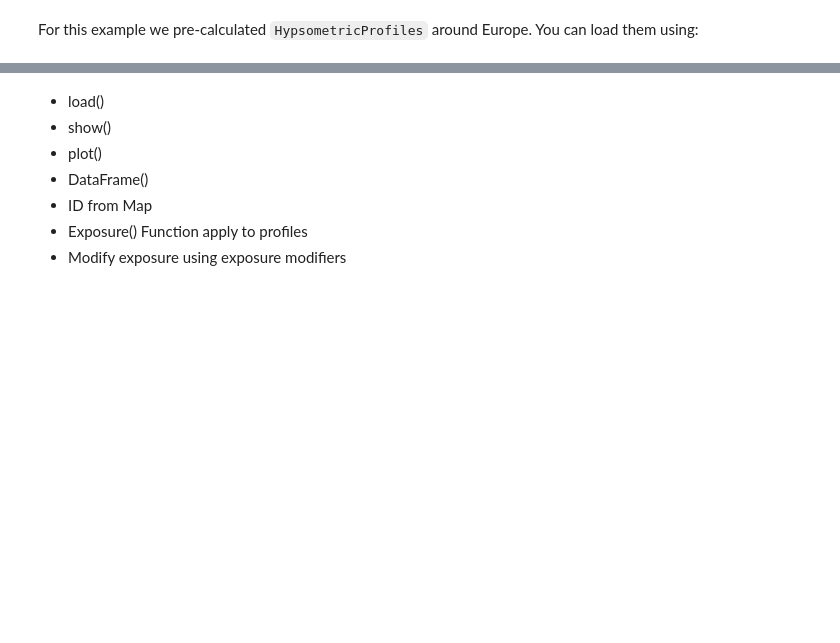
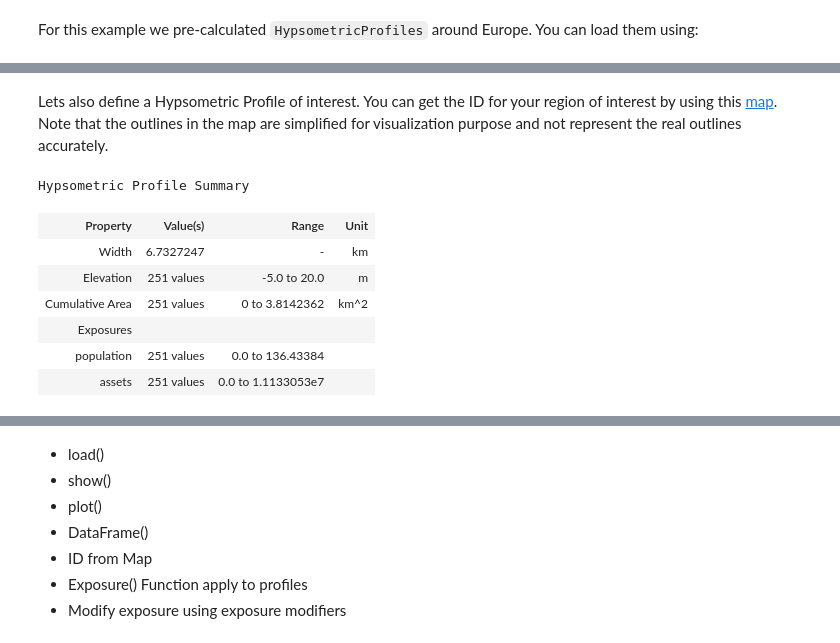
Before and after one commit to GlobalClimateForum/DIVACoast.jl, a Jupyter notebook: text_example/bilbao_summer_school_25.ipynb, the cells around one changed output, grey strips where cells are left out. Cells and saved outputs as stored; diff of their text form; code cells hidden in the pictures; blank space fills up the shorter version.

```diff
--- a/text_example/bilbao_summer_school_25.ipynb
+++ b/text_example/bilbao_summer_school_25.ipynb
@@ -61,0 +79,13 @@ hypsometric_profiles = load(testdata)
+# %% [markdown]
+Lets also define a Hypsometric Profile of interest. You can get the ID for your region of interest by using this [map](https://globalclimateforum.github.io/DIVACoastExplorer/). Note that the outlines in the map are simplified for visualization purpose and not represent the real outlines accurately.
+# %%
+hp_roi = hypsometric_profiles["73655"] # Small floodplain in Santander, Spain
+# %% [output]
+Hypsometric Profile Summary
+| Property | Value(s) | Range | Unit |
+| Width | 6.7327247 | - | km |
+| Elevation | 251 values | -5.0 to 20.0 | m |
+| Cumulative Area | 251 values | 0 to 3.8142362 | km^2 |
+| Exposures |  |  |  |
+| population | 251 values | 0.0 to 136.43384 |  |
+| assets | 251 values | 0.0 to 1.1133053e7 |  |
```
Also changed, not shown: parts of 6 cells of this notebook.
